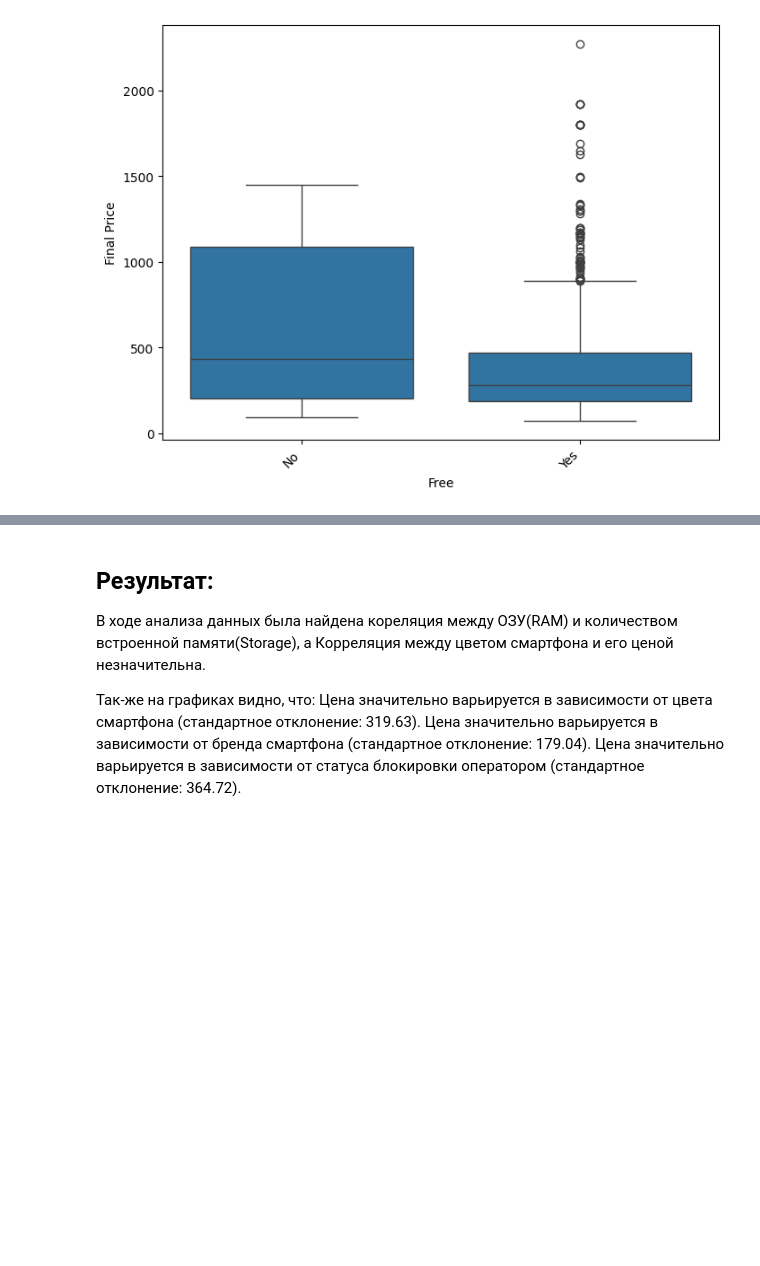
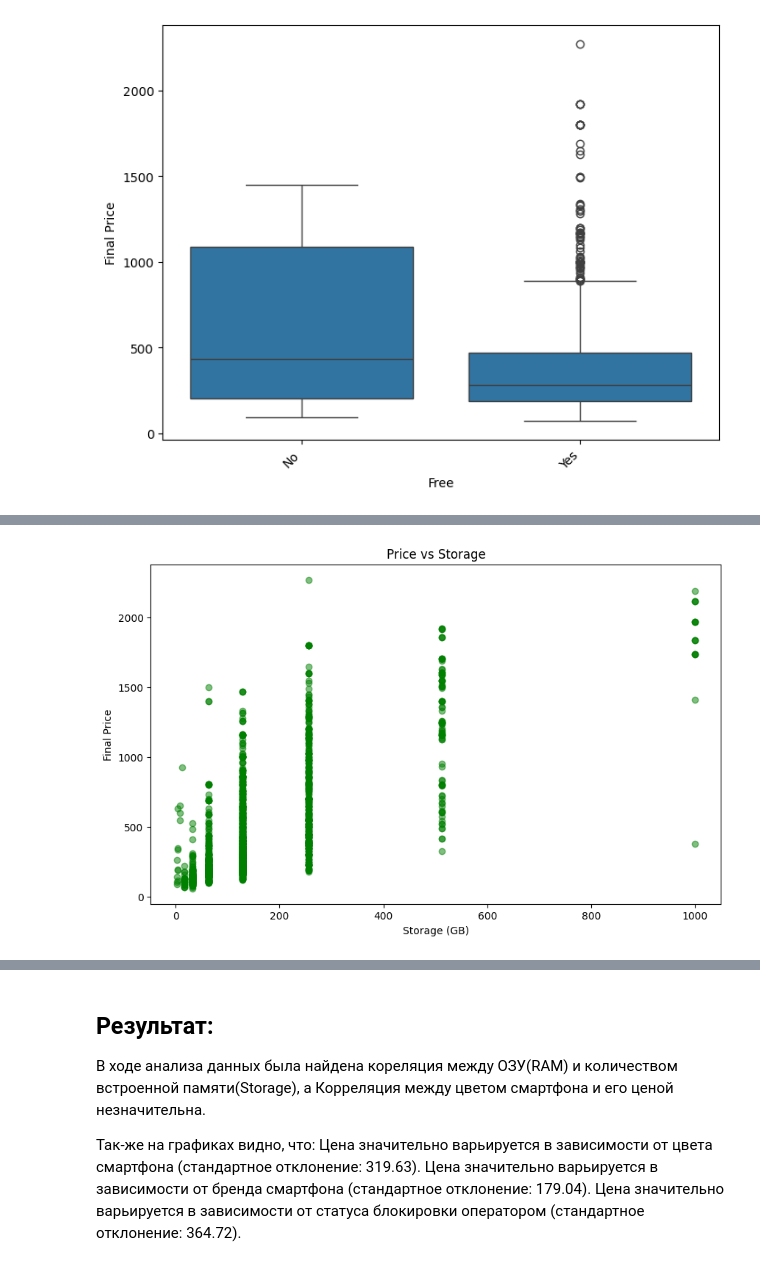
Before and after one commit to kripovskii/ml-task, a Jupyter notebook: task.ipynb, the cells around one changed output, grey strips where cells are left out. Drawn from its saved outputs; the diff is of its cells as text; code cells hidden in the pictures; blank space fills up the shorter version.

```diff
--- a/task.ipynb
+++ b/task.ipynb
@@ -98,0 +98,9 @@ plt.show()
+# %%
+plt.figure(figsize=(10, 6))
+plt.scatter(data['Storage'], data['Final Price'], color='green', alpha=0.5)
+plt.title('Price vs Storage')
+plt.xlabel('Storage (GB)')
+plt.ylabel('Final Price')
+plt.show()
+# %% [output]
+[figure, added]
```
Also changed, not shown: parts of 11 cells of this notebook.
